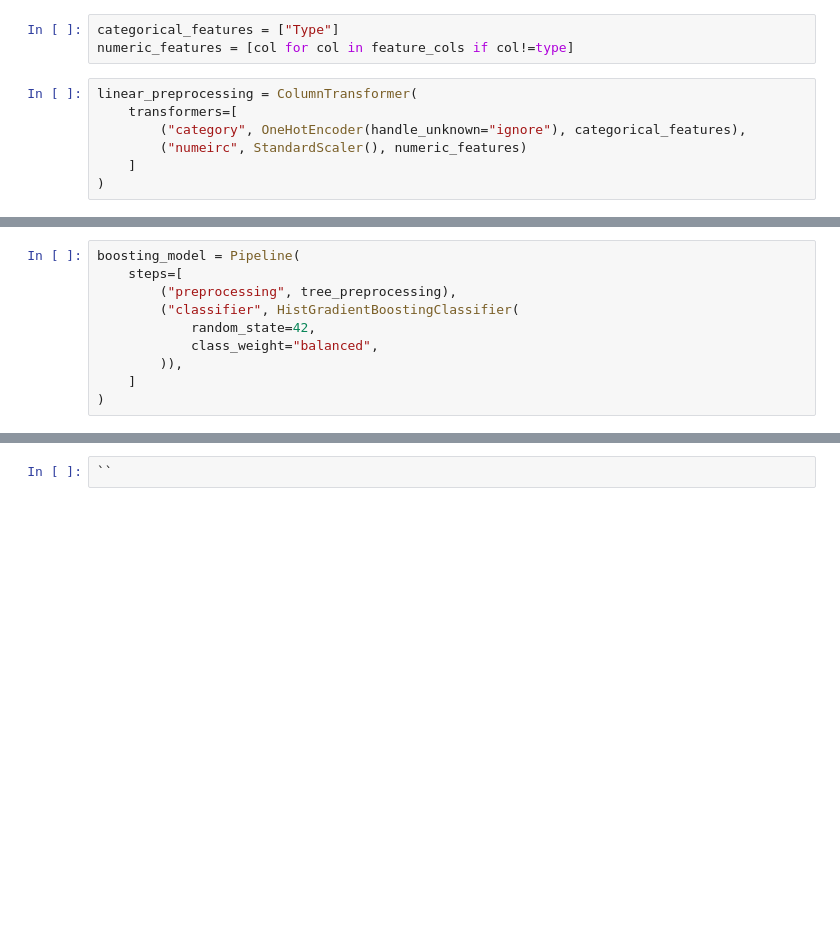
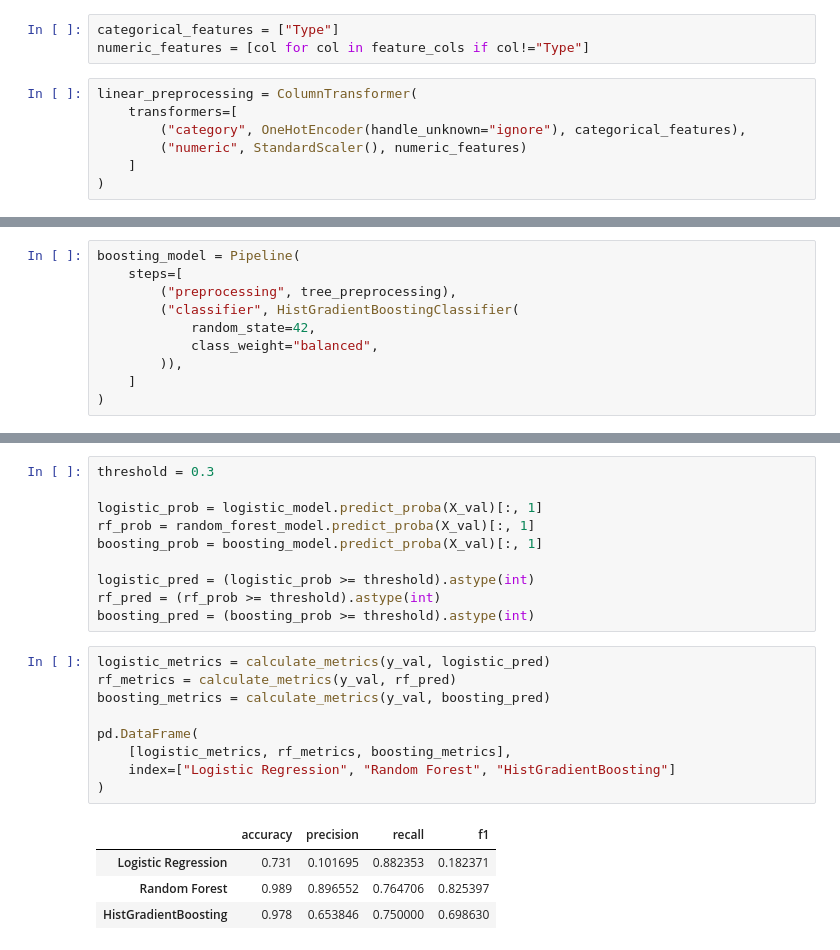
Before and after one commit to shashwatsharv7/machineguard-ai, a Jupyter notebook: notebooks/07_model_comparison.ipynb, the cells around one changed output, grey strips where cells are left out. Saved outputs shown, nothing was run; the diff lists cells and outputs as text; blank space fills up the shorter version.

Commit message:
clean model comparison

```diff
--- a/notebooks/07_model_comparison.ipynb
+++ b/notebooks/07_model_comparison.ipynb
@@ -57,12 +57,12 @@ def calculate_metrics(y_true, y_pred):
     }
 # %%
 categorical_features = ["Type"]
-numeric_features = [col for col in feature_cols if col!=type]
+numeric_features = [col for col in feature_cols if col!="Type"]
 # %%
 linear_preprocessing = ColumnTransformer(
     transformers=[
         ("category", OneHotEncoder(handle_unknown="ignore"), categorical_features),
-        ("numeirc", StandardScaler(), numeric_features)
+        ("numeric", StandardScaler(), numeric_features)
     ]
 )
 # %%
@@ -104,2 +118,24 @@ ValueError: could not convert string to float: 'L'
-# %%
-``
+# %%
+threshold = 0.3
+
+logistic_prob = logistic_model.predict_proba(X_val)[:, 1]
+rf_prob = random_forest_model.predict_proba(X_val)[:, 1]
+boosting_prob = boosting_model.predict_proba(X_val)[:, 1]
+
+logistic_pred = (logistic_prob >= threshold).astype(int)
+rf_pred = (rf_prob >= threshold).astype(int)
+boosting_pred = (boosting_prob >= threshold).astype(int)
+# %%
+logistic_metrics = calculate_metrics(y_val, logistic_pred)
+rf_metrics = calculate_metrics(y_val, rf_pred)
+boosting_metrics = calculate_metrics(y_val, boosting_pred)
+
+pd.DataFrame(
+    [logistic_metrics, rf_metrics, boosting_metrics],
+    index=["Logistic Regression", "Random Forest", "HistGradientBoosting"]
+)
+# %% [output]
+|  | accuracy | precision | recall | f1 |
+| Logistic Regression | 0.731 | 0.101695 | 0.882353 | 0.182371 |
+| Random Forest | 0.989 | 0.896552 | 0.764706 | 0.825397 |
+| HistGradientBoosting | 0.978 | 0.653846 | 0.750000 | 0.698630 |
```
Also changed, not shown: parts of 4 cells of this notebook.
